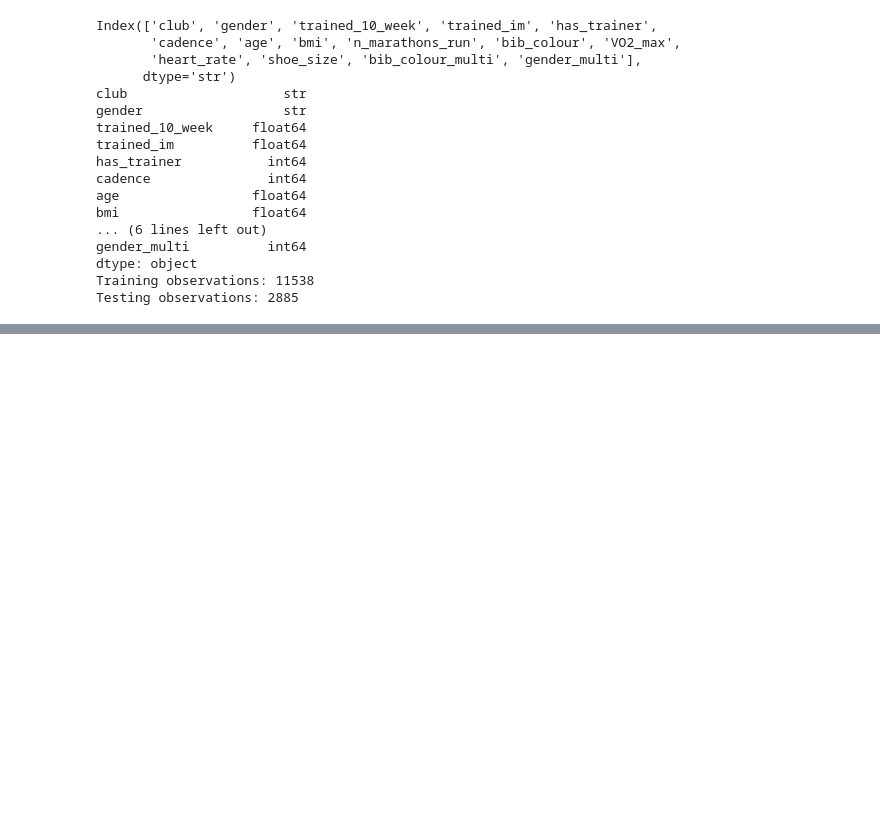
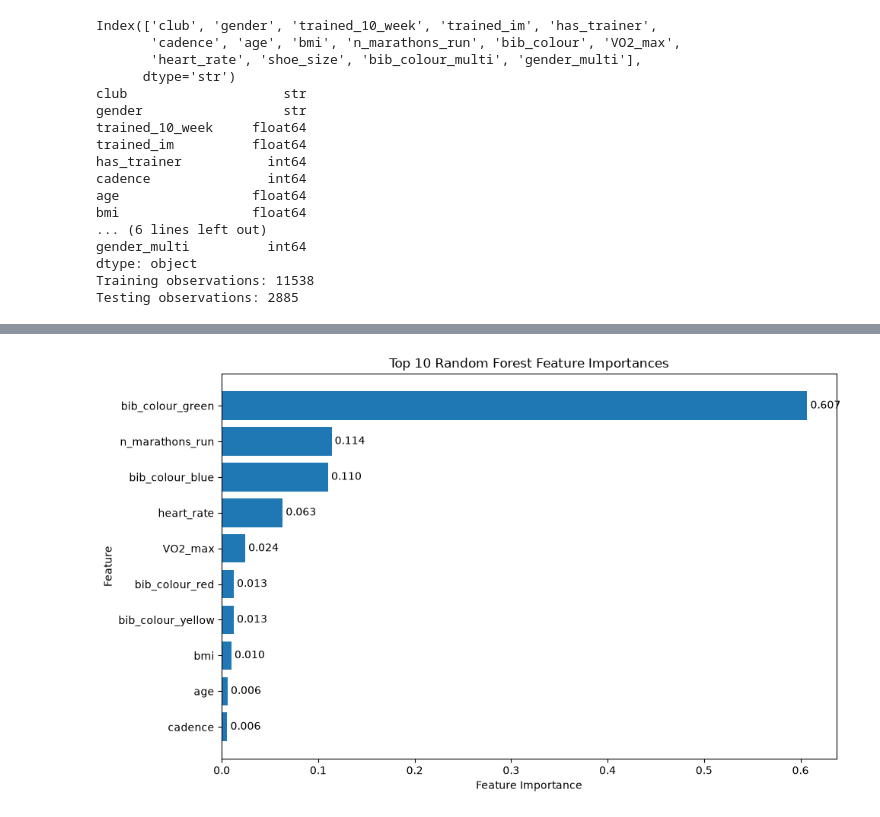
Before and after one commit to pnntr/ow-run-challenge, a Jupyter notebook: pre-processing.ipynb, the cells around one changed output, grey strips where cells are left out. Saved outputs shown, nothing was run; the diff lists cells and outputs as text; code cells hidden in the pictures; blank space fills up the shorter version.

```diff
--- a/pre-processing.ipynb
+++ b/pre-processing.ipynb
@@ -707,0 +751,79 @@ plt.show()
+# %%
+forest = forest_model.named_steps["model"]
+
+print("Number of trees:", len(forest.estimators_))
+print("Feature importances:", forest.feature_importances_)
+print("Sum:", forest.feature_importances_.sum())
+
+# Inspect the first tree
+tree = forest.estimators_[0].tree_
+
+print("Number of nodes:", tree.node_count)
+print("Number of leaves:", tree.n_leaves)
+print("Max depth:", tree.max_depth)
+
+# -----------------------------------
+# Feature importance
+# -----------------------------------
+
+# Get feature names after preprocessing
+feature_names = (
+    forest_model
+    .named_steps["preprocessor"]
+    .get_feature_names_out()
+)
+
+# Create dataframe
+feature_importance = pd.DataFrame({
+    "feature": feature_names,
+    "importance": forest.feature_importances_
+})
+
+# Remove preprocessing prefixes
+feature_importance["feature"] = (
+    feature_importance["feature"]
+    .str.replace("num__", "", regex=False)
+    .str.replace("cat__", "", regex=False)
+)
+
+# Get top 10
+top_10 = (
+    feature_importance
+    .sort_values("importance", ascending=False)
+    .head(10)
+    .sort_values("importance", ascending=True)
+)
+
+print("\nTop 10 features:")
+print(top_10)
+
+
+# -----------------------------------
+# Plot
+# -----------------------------------
+
+plt.figure(figsize=(10, 6))
+
+bars = plt.barh(
+    top_10["feature"],
+    top_10["importance"]
+)
+
+plt.xlabel("Feature Importance")
+plt.ylabel("Feature")
+plt.title("Top 10 Random Forest Feature Importances")
+
+# Add values to the bars
+for bar in bars:
+    value = bar.get_width()
+
+    plt.text(
+        value,
+        bar.get_y() + bar.get_height() / 2,
+        f" {value:.3f}",
+        va="center"
+    )
+
+plt.tight_layout()
+plt.show()
+# %% [output]
@@ -707,0 +849 @@ plt.show()
+[figure, added]
```
Also changed, not shown: parts of 9 cells of this notebook.
